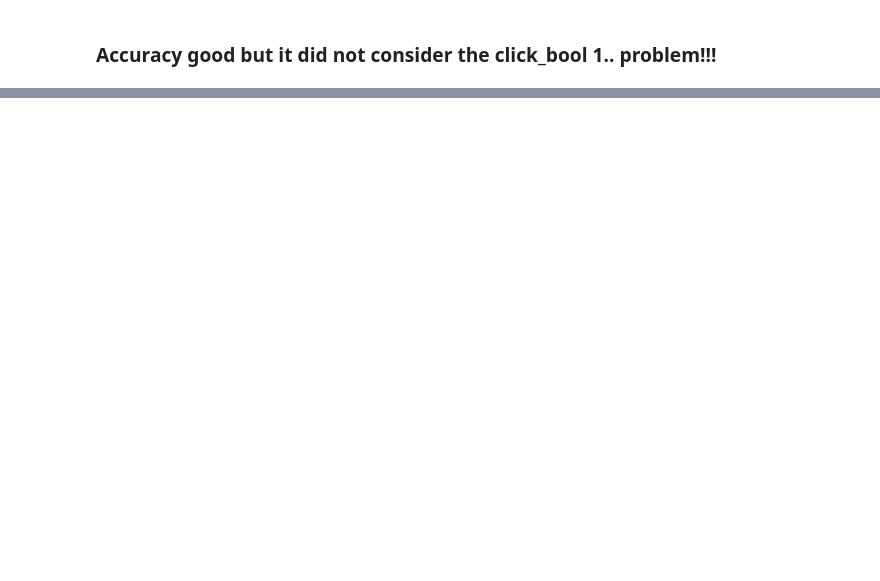
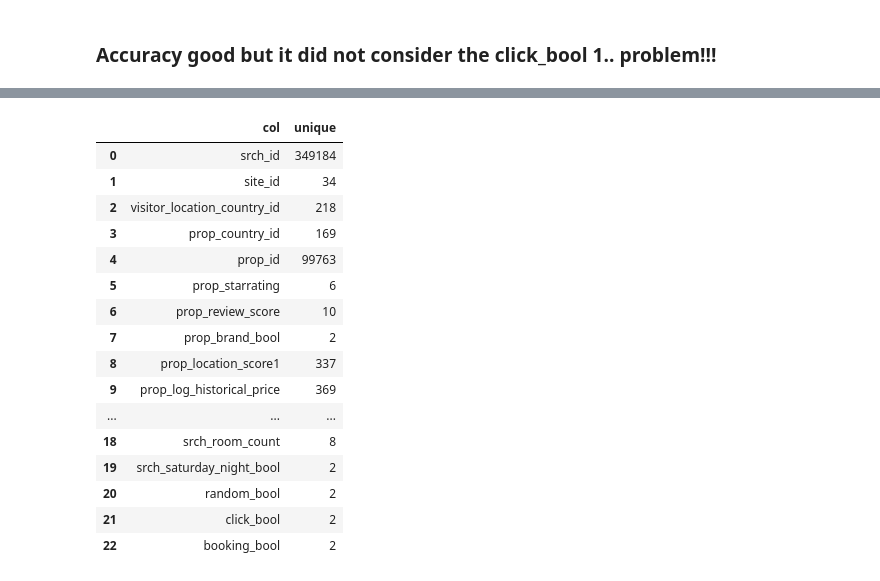
Before and after one commit to silencedsre/Click-Through-Rate, a Jupyter notebook: notebooks/Analysis From Sampled.ipynb, the cells around one changed output, grey strips where cells are left out. Saved outputs shown, nothing was run; the diff lists cells and outputs as text; code cells hidden in the pictures; blank space fills up the shorter version.

```diff
--- a/notebooks/Analysis From Sampled.ipynb
+++ b/notebooks/Analysis From Sampled.ipynb
@@ -518,0 +514,10 @@ weighted avg       0.94      0.64      0.74    327091
+# %%
+def get_unique(data, col):
+    return len(data[col].unique())
+# %%
+cols =  data.columns
+cols = list(cols)
+# %%
+unique = []
+for col in cols:
+    unique.append(get_unique(data, col))
@@ -518,0 +542,21 @@ weighted avg       0.94      0.64      0.74    327091
+# %%
+unique_df = pd.DataFrame(data={'col': cols, 'unique': unique})
+unique_df
+# %% [output]
+|  | col | unique |
+| 0 | srch_id | 349184 |
+| 1 | site_id | 34 |
+| 2 | visitor_location_country_id | 218 |
+| 3 | prop_country_id | 169 |
+| 4 | prop_id | 99763 |
+| 5 | prop_starrating | 6 |
+| 6 | prop_review_score | 10 |
+| 7 | prop_brand_bool | 2 |
+| 8 | prop_location_score1 | 337 |
+| 9 | prop_log_historical_price | 369 |
+| ... | ... | ... |
+| 18 | srch_room_count | 8 |
+| 19 | srch_saturday_night_bool | 2 |
+| 20 | random_bool | 2 |
+| 21 | click_bool | 2 |
+| 22 | booking_bool | 2 |
```
Also changed, not shown: parts of 14 cells of this notebook.
